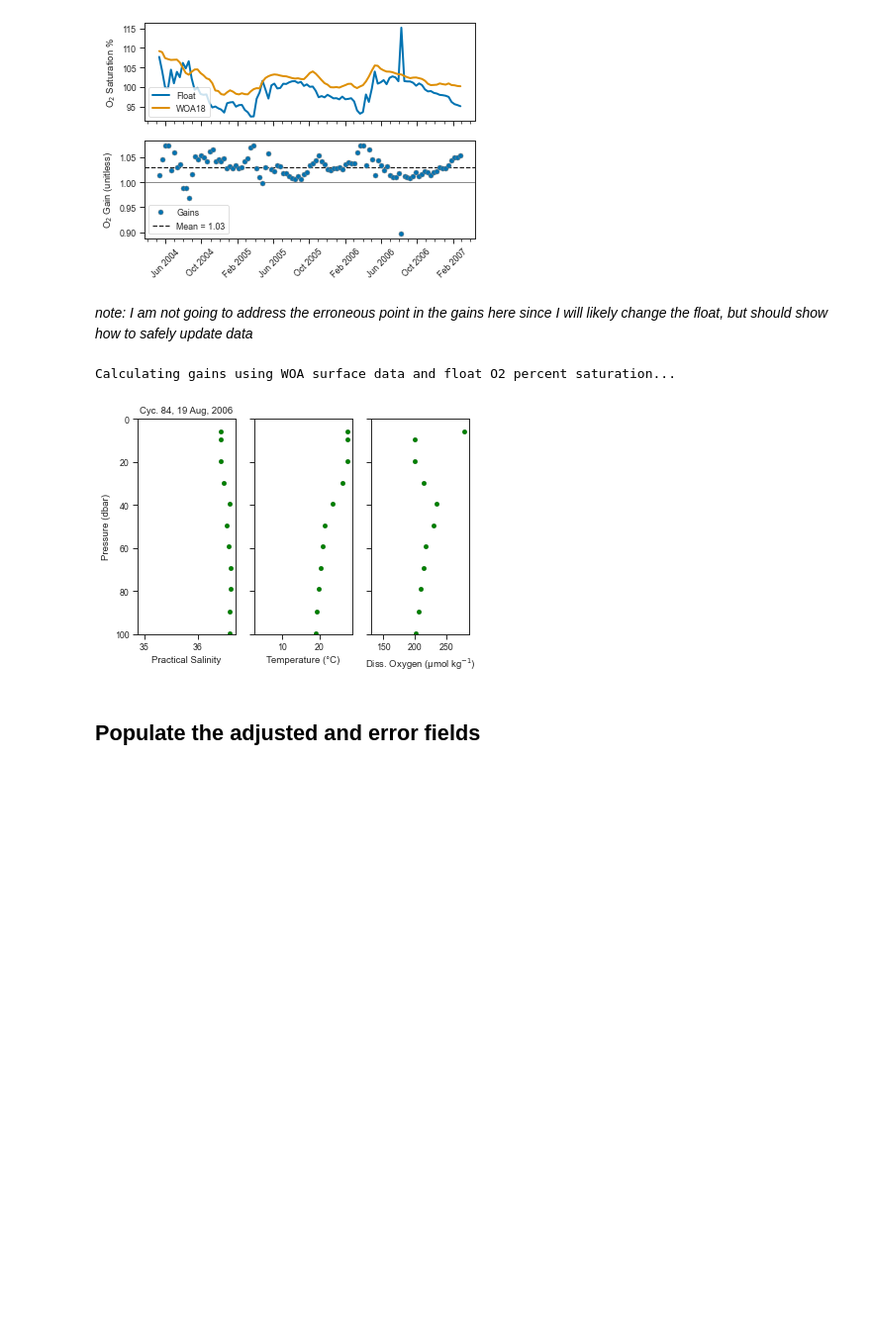
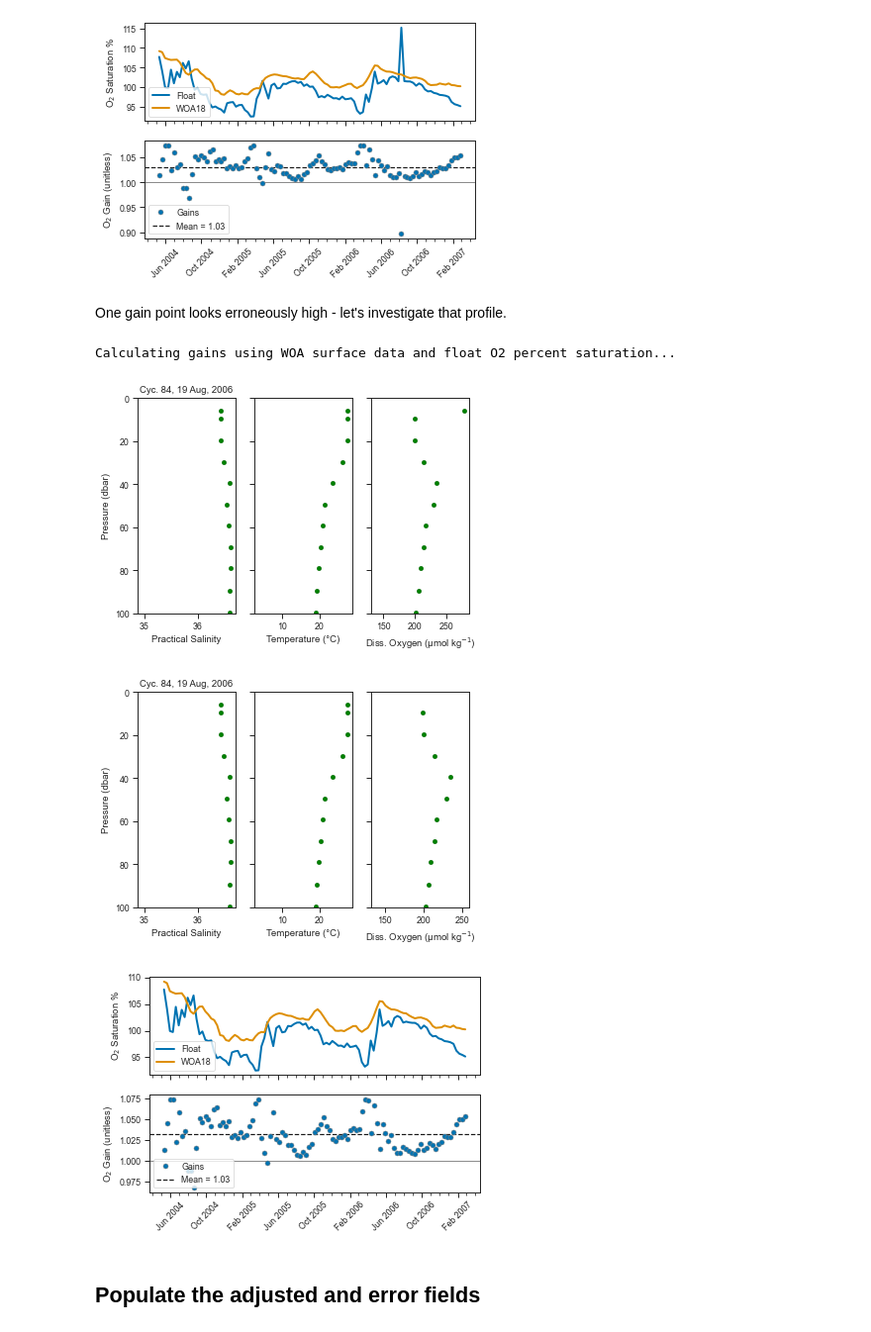
Before and after one commit to ArgoCanada/bgcArgoDMQC, a Jupyter notebook: paper/paper.ipynb, the cells around one changed output. Shown at 99% size. Saved outputs shown, nothing was run; the diff lists cells and outputs as text; code cells hidden in the pictures; blank space fills up the shorter version.

```diff
--- a/paper/paper.ipynb
+++ b/paper/paper.ipynb
@@ -58,32 +56,39 @@ Let's also visually inspect the gain values, as outlying gain values can often b
 g_gain = flt.plot('gain', ref='WOA')
 # %% [output]
 [figure]
-# %% [markdown]
-*note: I am not going to address the erroneous point in the gains here since I will likely change the float, but should show how to safely update data*
+# %% [markdown]
+One gain point looks erroneously high - let's investigate that profile.
 # %%
 # plot the profile with erroneous data
 g_bad_prof = flt.plot('qcprofiles',
     varlist=['PSAL_ADJUSTED', 'TEMP_ADJUSTED', 'DOXY'],
     Nprof=1, Ncycle=flt.CYCLE[woa_gains < 0.95][0]+1)
 g_bad_prof.axes[0].set_ylim((100, 0))
 
 ### DESIRED FUNCTIONALITY ###
 # g_bad_prof = flt.plot_qc_profile(['PSAL_ADJUSTED', 'TEMP_ADJUSTED', 'DOXY'],
                 # cycle=flt.CYCLE[woa_gains < 0.95][0]) # only plot one profile if cycle is specified
 # g_bad_prof.axes[0].set_ylim((100, 0))
 
 # update the oxygen where we have a bad value
 bad_oxygen = (flt.CYCLE_GRID == flt.CYCLE[woa_gains < 0.95]) & \
     (flt.DOXY > 250) & (flt.PRES < 100)
 
-### DESIRED FUNCTIONALITY ###
 flt.update_field('DOXY_QC', 4, where=bad_oxygen)
 flt.update_field('DOXY_ADJUSTED_QC', 4, where=bad_oxygen)
 flt.clean()
-woa_gains = flt.calc_gains(ref='WOA')
+new_woa_gains = flt.calc_gains(ref='WOA')
+
+g_bad_prof = flt.plot('qcprofiles',
+    varlist=['PSAL_ADJUSTED', 'TEMP_ADJUSTED', 'DOXY'],
+    Nprof=1, Ncycle=flt.CYCLE[woa_gains < 0.95][0]+1)
+g_bad_prof.axes[0].set_ylim((100, 0))
+g_gain = flt.plot('gain', ref='WOA')
 # %% [output]
 Calculating gains using WOA surface data and float O2 percent saturation...
 [figure]
+[figure, added]
+[figure, added]
 # %% [markdown]
 ## Populate the adjusted and error fields
 # %%
```
Also changed, not shown: parts of 5 cells of this notebook, 16 other files.
